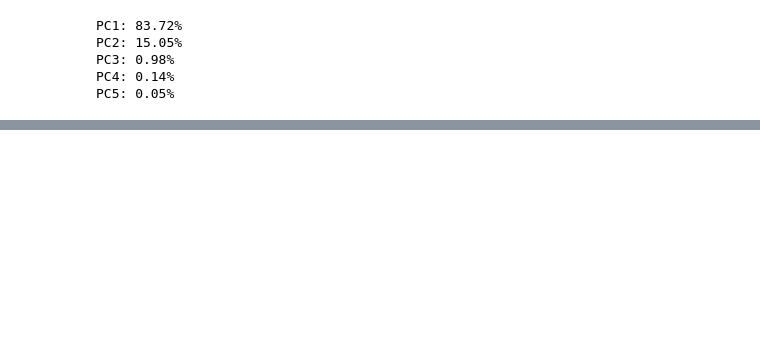
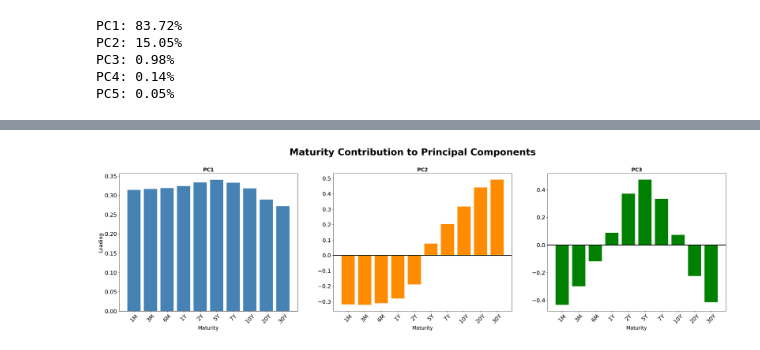
Before and after one commit to SahilB21/yieldcurvepca, a Jupyter notebook: yield_curve_analysis.ipynb, the cells around one changed output, grey strips where cells are left out. Cells and saved outputs as stored; diff of their text form; code cells hidden in the pictures; blank space fills up the shorter version.

```diff
--- a/yield_curve_analysis.ipynb
+++ b/yield_curve_analysis.ipynb
@@ -266,0 +270,25 @@ plot_explained_variance(pca)
+# %%
+def pca_loadings(pca, columns):
+    factor_names = ['PC1', 'PC2', 'PC3']
+    colors_pc = ['steelblue', 'darkorange', 'green']
+
+    fig, axes = plt.subplots(1, 3, figsize=(35, 8))
+
+    for i, (ax, name, color) in enumerate(zip(axes, factor_names, colors_pc)):
+        loadings = pca.components_[i]
+        ax.bar(columns, loadings, color=color)
+        ax.axhline(0, color='black', linewidth=2)
+        ax.set_title(name, fontsize=16, fontweight='bold')
+        ax.set_xlabel('Maturity', fontsize=16)
+        ax.set_ylabel('Loading' if i == 0 else '', fontsize=16)
+        ax.tick_params(axis='x', rotation=45)
+        ax.tick_params(axis='both', labelsize=18)
+
+    fig.suptitle('Maturity Contribution to Principal Components', fontsize=30, fontweight='bold', y=1.02)
+    plt.savefig('maturity_contrib_pca.png', dpi=150)
+    plt.show()
+
+
+pca_loadings(pca, yields_only.columns.tolist())
+# %% [output]
+[figure, added]
```
Also changed, not shown: parts of 2 cells of this notebook, 2 other files.
